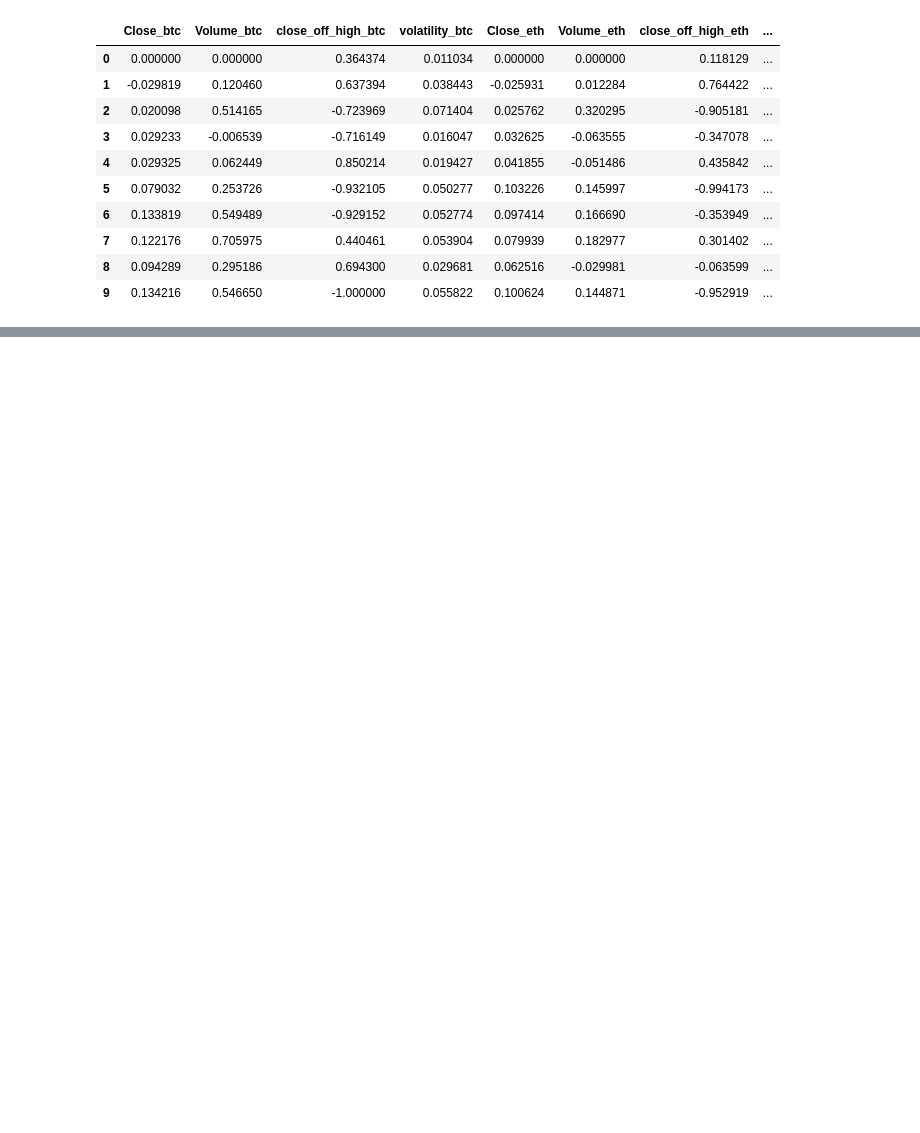
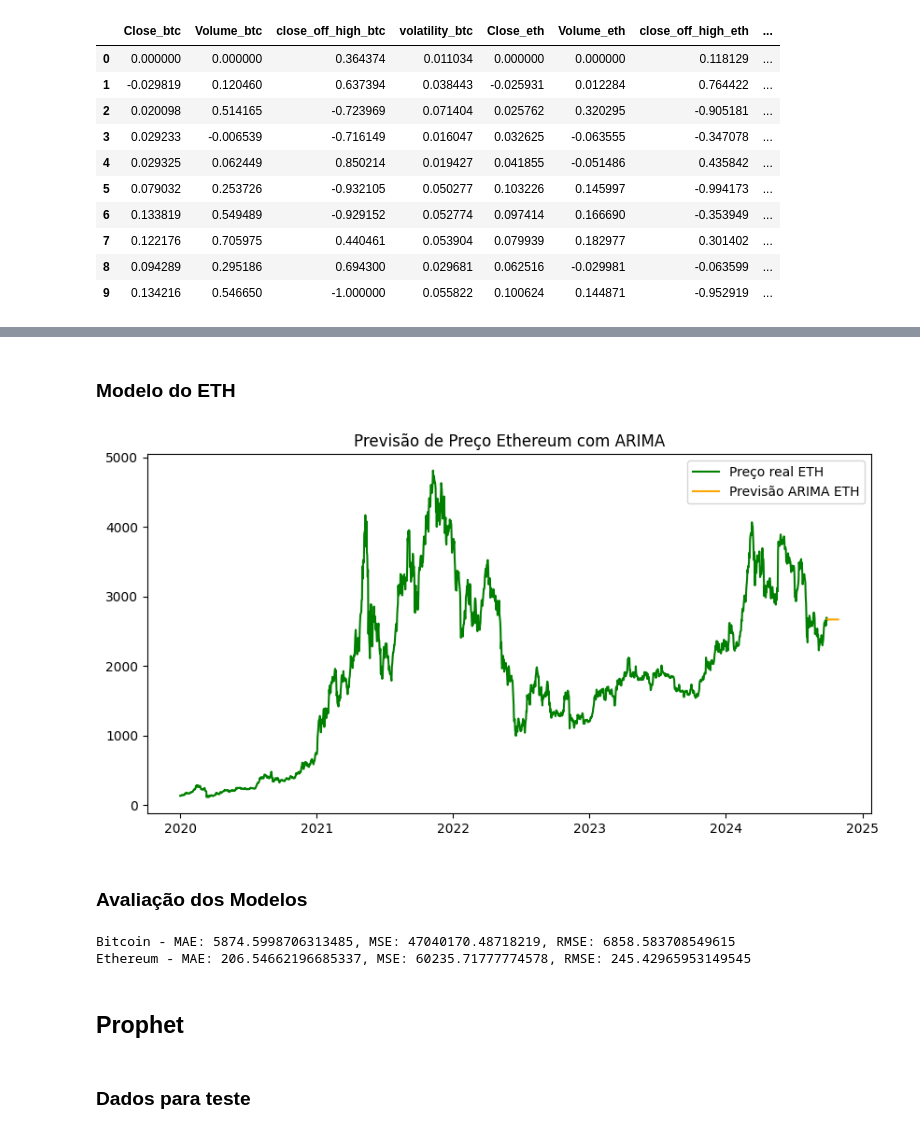
Before and after one commit to lidiamariano/Tomada-de-decis-es-para-investimento-em-cripto-ativos, a Jupyter notebook: src/notebook/predicting-crypto.ipynb, the cells around one changed output, grey strips where cells are left out. Saved outputs shown, nothing was run; the diff lists cells and outputs as text; code cells hidden in the pictures; blank space fills up the shorter version.

```diff
--- a/src/notebook/predicting-crypto.ipynb
+++ b/src/notebook/predicting-crypto.ipynb
@@ -650,0 +620,46 @@ plt.show()
+# %% [markdown]
+### Modelo do ETH
+# %%
+# ETH
+
+# Definindo o modelo ARIMA para Ethereum
+model_eth = ARIMA(eth_series, order=(5,1,0))  # (p=5, d=1, q=0) é um exemplo, ajuste conforme a análise ACF/PACF
+model_eth_fit = model_eth.fit()
+
+# Previsão para o conjunto de teste
+forecast_eth = model_eth_fit.forecast(steps=30)  # Prevê os próximos 30 dias
+
+# Visualizando as previsões
+plt.figure(figsize=(10,5))
+plt.plot(eth_series.index, eth_series['Close_eth'], label="Preço real ETH", color="green")
+plt.plot(pd.date_range(eth_series.index[-1], periods=30, freq='D'), forecast_eth, label="Previsão ARIMA ETH", color="orange")
+plt.title("Previsão de Preço Ethereum com ARIMA")
+plt.legend()
+plt.show()
+# %% [output]
+[figure, added]
+# %% [markdown]
+### Avaliação dos Modelos
+# %%
+# Calculando o erro para Bitcoin
+btc_test_actual = btc_series['Close_btc'][-30:]  # Últimos 30 dias de dados reais para comparação
+mae_btc = mean_absolute_error(btc_test_actual, forecast_btc)
+mse_btc = mean_squared_error(btc_test_actual, forecast_btc)
+rmse_btc = np.sqrt(mse_btc)
+
+# Calculando o erro para Ethereum
+eth_test_actual = eth_series['Close_eth'][-30:]  # Últimos 30 dias de dados reais para comparação
+mae_eth = mean_absolute_error(eth_test_actual, forecast_eth)
+mse_eth = mean_squared_error(eth_test_actual, forecast_eth)
+rmse_eth = np.sqrt(mse_eth)
+
+# Exibindo os resultados
+print(f"Bitcoin - MAE: {mae_btc}, MSE: {mse_btc}, RMSE: {rmse_btc}")
+print(f"Ethereum - MAE: {mae_eth}, MSE: {mse_eth}, RMSE: {rmse_eth}")
+# %% [output]
+Bitcoin - MAE: 5874.5998706313485, MSE: 47040170.48718219, RMSE: 6858.583708549615
+Ethereum - MAE: 206.54662196685337, MSE: 60235.71777774578, RMSE: 245.42965953149545
+# %% [markdown]
+## Prophet
+# %% [markdown]
+### Dados para teste
```
Also changed, not shown: parts of 37 cells of this notebook.
